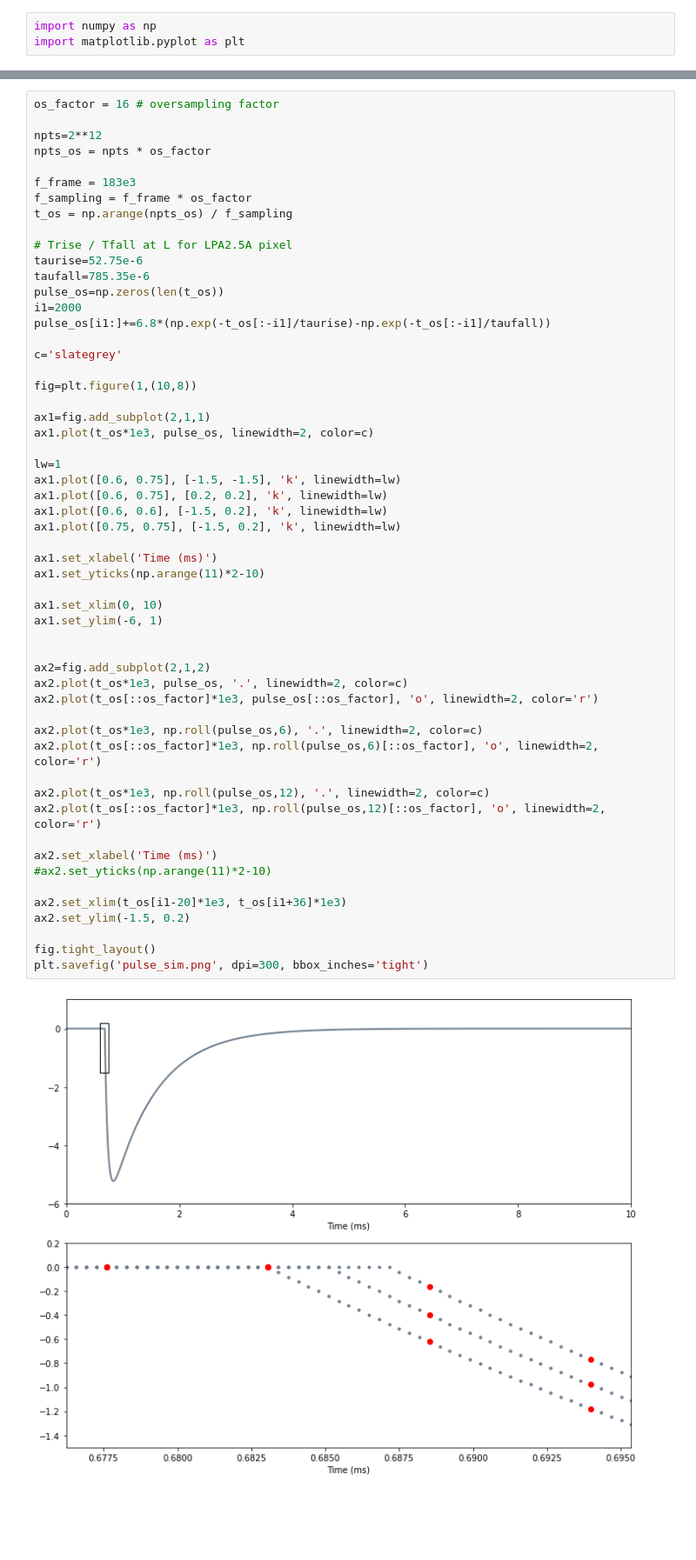
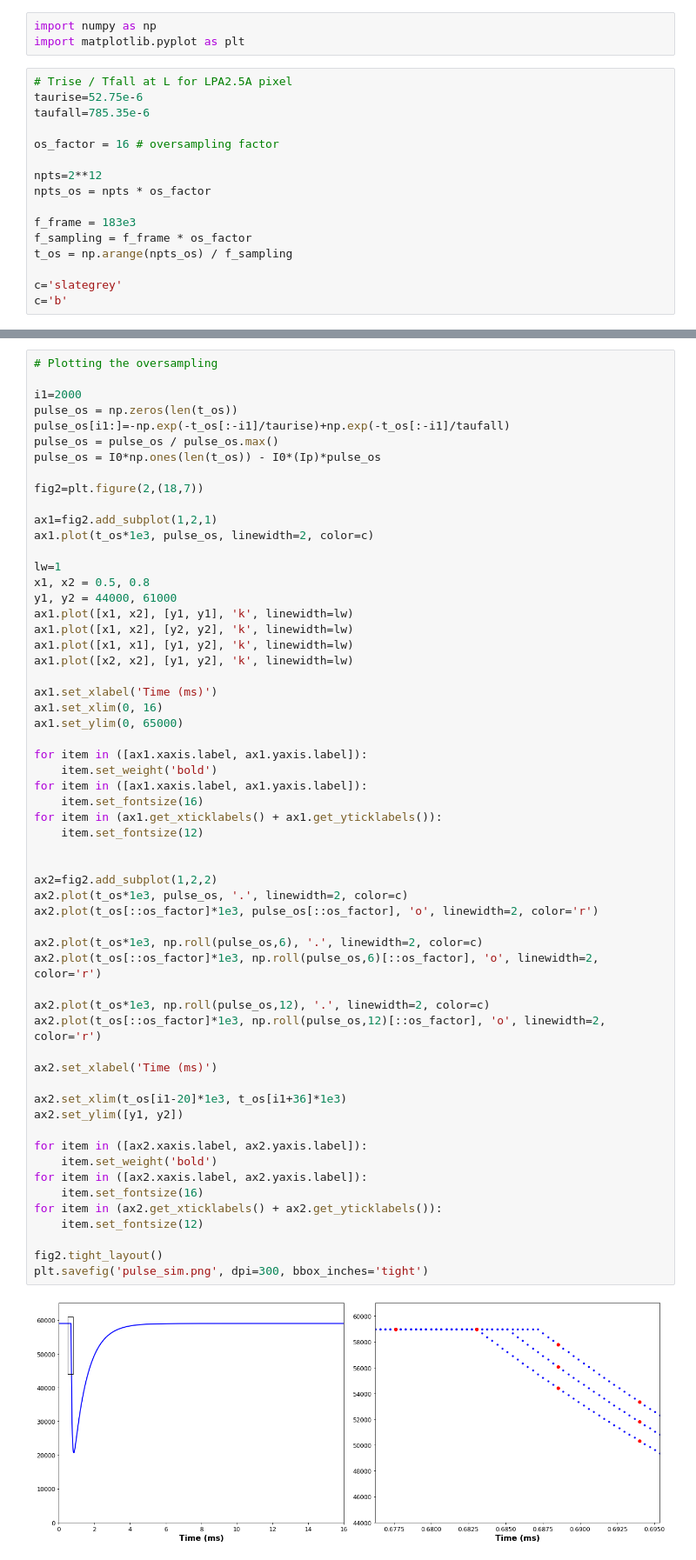
Before and after one commit to LaurentRavera/MyTechNotes, a Jupyter notebook: Pulse_simulation/pulse_sim.ipynb, the cells around one changed output, grey strips where cells are left out. Shown at 87% size. Drawn from its saved outputs; the diff is of its cells as text; blank space fills up the shorter version.

Commit message:
Update of the pulse simulator

```diff
--- a/Pulse_simulation/pulse_sim.ipynb
+++ b/Pulse_simulation/pulse_sim.ipynb
@@ -7,3 +7,19 @@
 # %%
 import numpy as np
 import matplotlib.pyplot as plt
+# %%
+# Trise / Tfall at L for LPA2.5A pixel
+taurise=52.75e-6
+taufall=785.35e-6
+
+os_factor = 16 # oversampling factor
+
+npts=2**12
+npts_os = npts * os_factor
+
+f_frame = 183e3
+f_sampling = f_frame * os_factor
+t_os = np.arange(npts_os) / f_sampling
+
+c='slategrey'
+c='b'
@@ -10,57 +92,60 @@ import matplotlib.pyplot as plt
 # %%
-os_factor = 16 # oversampling factor
+# Plotting the oversampling
 
-npts=2**12
-npts_os = npts * os_factor
+i1=2000
+pulse_os = np.zeros(len(t_os))
+pulse_os[i1:]=-np.exp(-t_os[:-i1]/taurise)+np.exp(-t_os[:-i1]/taufall)
+pulse_os = pulse_os / pulse_os.max()
+pulse_os = I0*np.ones(len(t_os)) - I0*(Ip)*pulse_os
 
-f_frame = 183e3
-f_sampling = f_frame * os_factor
-t_os = np.arange(npts_os) / f_sampling
+fig2=plt.figure(2,(18,7))
 
-# Trise / Tfall at L for LPA2.5A pixel
-taurise=52.75e-6
-taufall=785.35e-6
-pulse_os=np.zeros(len(t_os))
-i1=2000
-pulse_os[i1:]+=6.8*(np.exp(-t_os[:-i1]/taurise)-np.exp(-t_os[:-i1]/taufall))
-
-c='slategrey'
-
-fig=plt.figure(1,(10,8))
-
-ax1=fig.add_subplot(2,1,1)
+ax1=fig2.add_subplot(1,2,1)
 ax1.plot(t_os*1e3, pulse_os, linewidth=2, color=c)
 
 lw=1
-ax1.plot([0.6, 0.75], [-1.5, -1.5], 'k', linewidth=lw)
-ax1.plot([0.6, 0.75], [0.2, 0.2], 'k', linewidth=lw)
-ax1.plot([0.6, 0.6], [-1.5, 0.2], 'k', linewidth=lw)
-ax1.plot([0.75, 0.75], [-1.5, 0.2], 'k', linewidth=lw)
+x1, x2 = 0.5, 0.8
+y1, y2 = 44000, 61000
+ax1.plot([x1, x2], [y1, y1], 'k', linewidth=lw)
+ax1.plot([x1, x2], [y2, y2], 'k', linewidth=lw)
+ax1.plot([x1, x1], [y1, y2], 'k', linewidth=lw)
+ax1.plot([x2, x2], [y1, y2], 'k', linewidth=lw)
 
 ax1.set_xlabel('Time (ms)')
-ax1.set_yticks(np.arange(11)*2-10)
+ax1.set_xlim(0, 16)
+ax1.set_ylim(0, 65000)
 
-ax1.set_xlim(0, 10)
-ax1.set_ylim(-6, 1)
+for item in ([ax1.xaxis.label, ax1.yaxis.label]):
+    item.set_weight('bold')
+for item in ([ax1.xaxis.label, ax1.yaxis.label]):
+    item.set_fontsize(16)
+for item in (ax1.get_xticklabels() + ax1.get_yticklabels()):
+    item.set_fontsize(12)
 
 
-ax2=fig.add_subplot(2,1,2)
+ax2=fig2.add_subplot(1,2,2)
 ax2.plot(t_os*1e3, pulse_os, '.', linewidth=2, color=c)
 ax2.plot(t_os[::os_factor]*1e3, pulse_os[::os_factor], 'o', linewidth=2, color='r')
 
 ax2.plot(t_os*1e3, np.roll(pulse_os,6), '.', linewidth=2, color=c)
 ax2.plot(t_os[::os_factor]*1e3, np.roll(pulse_os,6)[::os_factor], 'o', linewidth=2, color='r')
 
 ax2.plot(t_os*1e3, np.roll(pulse_os,12), '.', linewidth=2, color=c)
 ax2.plot(t_os[::os_factor]*1e3, np.roll(pulse_os,12)[::os_factor], 'o', linewidth=2, color='r')
 
 ax2.set_xlabel('Time (ms)')
-#ax2.set_yticks(np.arange(11)*2-10)
 
 ax2.set_xlim(t_os[i1-20]*1e3, t_os[i1+36]*1e3)
-ax2.set_ylim(-1.5, 0.2)
+ax2.set_ylim([y1, y2])
 
-fig.tight_layout()
+for item in ([ax2.xaxis.label, ax2.yaxis.label]):
+    item.set_weight('bold')
+for item in ([ax2.xaxis.label, ax2.yaxis.label]):
+    item.set_fontsize(16)
+for item in (ax2.get_xticklabels() + ax2.get_yticklabels()):
+    item.set_fontsize(12)
+
+fig2.tight_layout()
 plt.savefig('pulse_sim.png', dpi=300, bbox_inches='tight')
 # %% [output]
-[figure, old version]
+[figure, new version]
```
Also changed, not shown: parts of 1 cell of this notebook, 2 other files.
